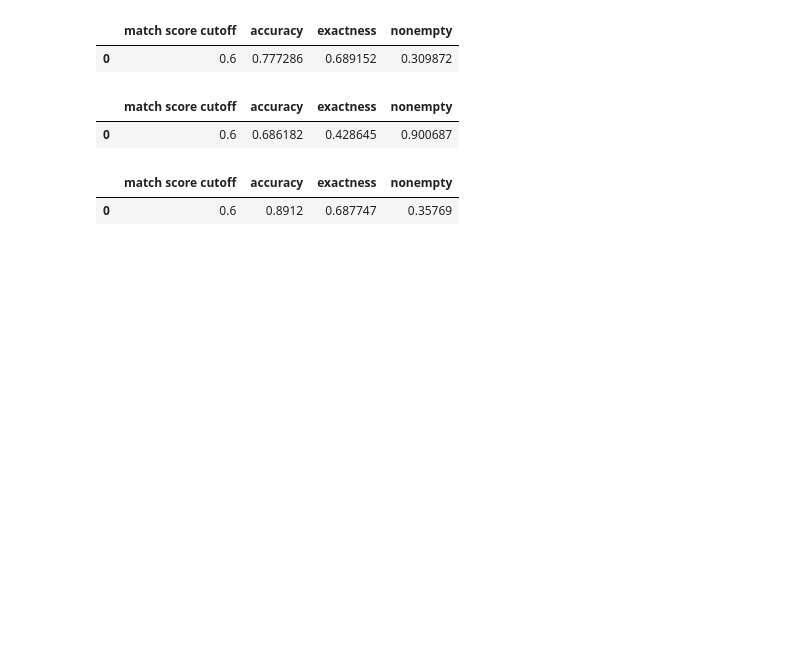
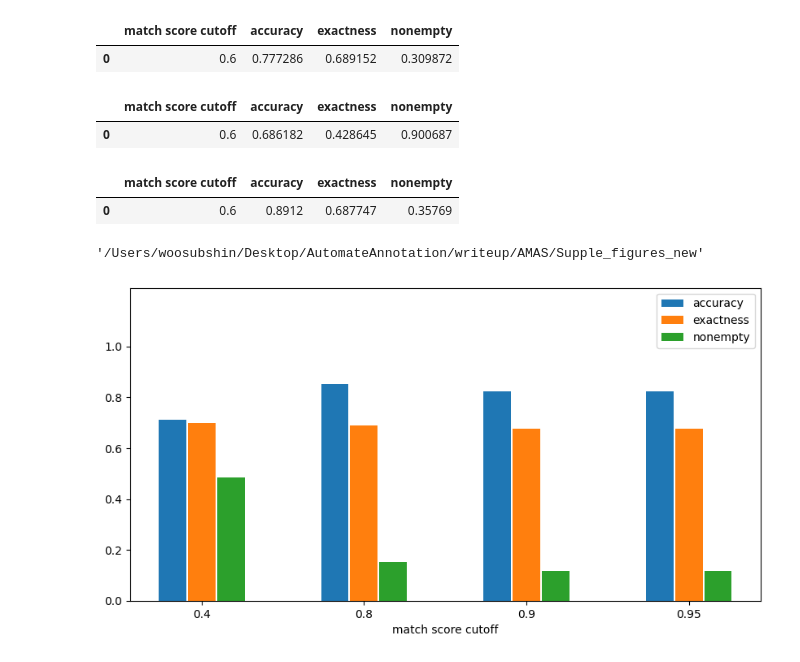
Before and after one commit to sys-bio/AMAS, a Jupyter notebook: notebooks/REF_accuracy_precision_plots.ipynb, the cells around one changed output. Saved outputs shown, nothing was run; the diff lists cells and outputs as text; code cells hidden in the pictures; blank space fills up the shorter version.

```diff
--- a/notebooks/REF_accuracy_precision_plots.ipynb
+++ b/notebooks/REF_accuracy_precision_plots.ipynb
@@ -920,9 +940,9 @@ draw_exact_plot(df=bigg_reac_df,
 # COMB_BARS_DIR = '/Usears/woosubs/Desktop/AutomateAnnotation/AMAS_suppl/figure_files/temp/plots/all_comb_bars'
 # %%
 # below is original for manuscript figures
-# plot_min_scores = [0.4, 0.8, 0.9, 0.95]
+plot_min_scores = [0.4, 0.8, 0.9, 0.95]
 # below is just to test;
-plot_min_scores = [0.4, 0.6, 0.8, 0.9, 0.95]
+# plot_min_scores = [0.4, 0.6, 0.8, 0.9, 0.95]
 
 def getCombData(df,
                 degen_col,
@@ -1224,3 +1244,16 @@ jaccard_bigg_reac
 # %% [output]
 |  | match score cutoff | accuracy | exactness | nonempty |
 | 0 | 0.6 | 0.8912 | 0.687747 | 0.35769 |
+# %%
+SUPPL_FIGURE_DIR
+# %% [output]
+'/Users/woosubshin/Desktop/AutomateAnnotation/writeup/AMAS/Supple_figures_new'
+# %%
+jaccard_bars_biomd_reac = getCombData(df=jaccard_biomd_reac_df,
+                  degen_col='num_query_elements',
+                  degen_cut=0,
+                  val_col='num_candidates')
+getCombBars(df=jaccard_bars_biomd_reac,
+            save_path=os.path.join(SUPPL_FIGURE_DIR, 'jaccard-bars-reactions_biomd.pdf'))
+# %% [output]
+[figure, added]
```
Also changed, not shown: parts of 13 cells of this notebook, 8 other files.
